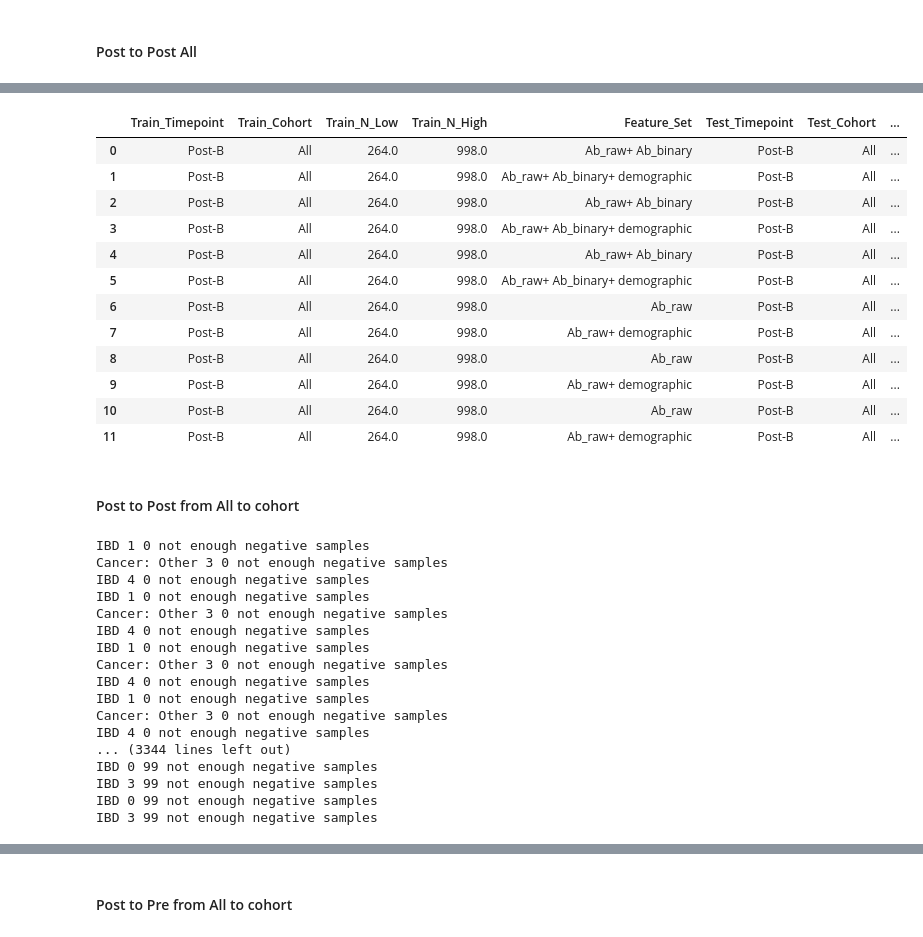
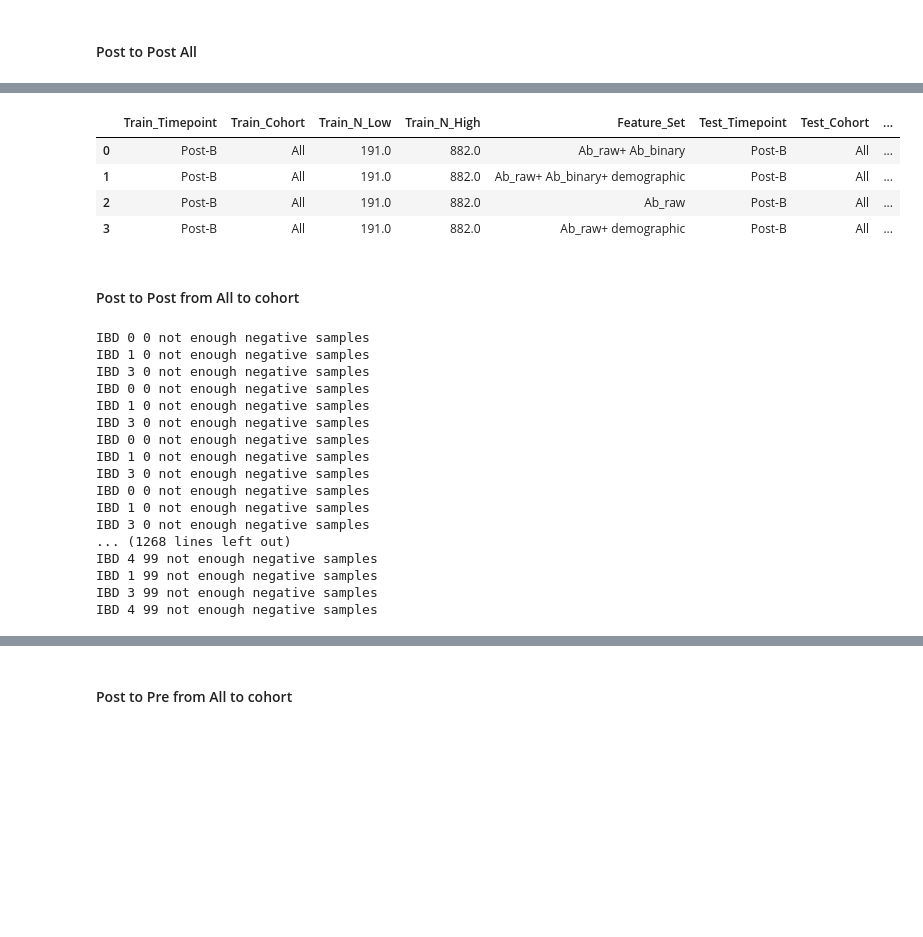
Before and after one commit to Lee-CBG/Leidos, a Jupyter notebook: leidos final.ipynb, the cells around one changed output, grey strips where cells are left out. Cells and saved outputs as stored; diff of their text form; code cells hidden in the pictures; blank space fills up the shorter version.

Commit message:
added vaccine type and different last layer size

```diff
--- a/leidos final.ipynb
+++ b/leidos final.ipynb
@@ -26,8 +24,20 @@ for a, b in pd.read_csv('cutoffs.csv').values:
 COHORTS = ['Autoimmune: Other', 'Cancer: Other', 'HIV', 'Healthy Control',
            'IBD', 'Multiple Myeloma', 'Transplant']
 # %%
-with open('final_models.pkl', 'rb') as f:
-    data = pickle.load(f)
+# DIM = 2
+# if DIM != 2:
+#     with open(f'final_models_{DIM}d.pkl', 'rb') as f:
+#         data = pickle.load(f)
+# else:
+#     with open(f'final_models.pkl', 'rb') as f:
+#         data = pickle.load(f)
+# INCLUDE_OTHERS = True
+# %%
+DIM = 2
+with open(f'final_models_2d_pfizer_moderna.pkl', 'rb') as f:
+        data = pickle.load(f)
+
+INCLUDE_OTHERS = False
 # %%
 results_6_excel, results_8_excel = data['dict6'], data['dict8']
 # %%
@@ -88,6 +99,6 @@ agg_df.head()
 5 rows × 34 columns
 # %%
-X, y , emb_list, real_size, encoder = load_6(binary=True, cutoffs=None)
+X, y , emb_list, real_size, encoder = load_6(binary=True, cutoffs=None, include_all_vaccines=INCLUDE_OTHERS)
 counts = {}
 for cohort in COHORTS:
 
@@ -176,6 +187,7 @@ def update_usage(row):
 
 # Apply transformation
 agg_df['Feature_Set'] = agg_df.apply(update_usage, axis=1)
-agg_df[['Train_Timepoint', 'Train_Cohort', 'Train_N_Low', 'Train_N_High', 'Feature_Set', 'Test_Timepoint', 'Test_Cohort', 'Test_N_Low' ,'Test_N_High', 'Classifier',	'CV_AUC_Mean', 'CV_AUC_SD',	'CV_Sen_at_80_Spe_Mean', 'CV_Sen_at_80_Spe_SD', 'CV_Acc_Low_Mean', 'CV_Acc_Low_SD',	'CV_Acc_High_Mean',	'CV_Acc_High_SD']]
+out = agg_df[['Train_Timepoint', 'Train_Cohort', 'Train_N_Low', 'Train_N_High', 'Feature_Set', 'Test_Timepoint', 'Test_Cohort', 'Test_N_Low' ,'Test_N_High', 'Classifier',	'CV_AUC_Mean', 'CV_AUC_SD',	'CV_Sen_at_80_Spe_Mean', 'CV_Sen_at_80_Spe_SD', 'CV_Acc_Low_Mean', 'CV_Acc_Low_SD',	'CV_Acc_High_Mean',	'CV_Acc_High_SD']]
+out
 # %% [output]
 |  | Train_Timepoint | Train_Cohort | Train_N_Low | Train_N_High | Feature_Set | Test_Timepoint | Test_Cohort | ... |
@@ -270,7 +282,8 @@ agg_df['Test_Timepoint'] = 'Post-B'
 agg_df['Test_Cohort'] = 'All'
 
 
-X, y , emb_list, real_size, encoder = load_6(binary=True, cutoffs=None)
+X, y , emb_list, real_size, encoder = load_6(binary=True, cutoffs=None, include_all_vaccines=INCLUDE_OTHERS)
+
 counts = {}
 # for cohort in COHORTS:
 
@@ -308,44 +321,36 @@ def update_usage(row):
     # Start with base usage name
     usage = row['usage']
     setting = row['setting']
 
 
     # Case 1: if usage is "Ab raw"
 
     out = 'Ab_raw'
 
 
     # Case 2: if usage is "Demographic"
     if setting.strip().lower() == 'binary':
         out += '+ Ab_binary'
 
     if usage.strip().lower() == 'demographic':
         out += '+ demographic'
 
     # Case 3: modify further based on 'setting'
 
     if setting.strip().lower() == 'no-cutoff':
         # don't add anything
         pass
 
     return out
 
 # Apply transformation
 agg_df['Feature_Set'] = agg_df.apply(update_usage, axis=1)
 agg_df[['Train_Timepoint', 'Train_Cohort', 'Train_N_Low', 'Train_N_High', 'Feature_Set', 'Test_Timepoint', 'Test_Cohort', 'Test_N_Low' ,'Test_N_High', 'Classifier', 'CV_AUC_Mean', 'CV_AUC_SD',	'CV_Sen_at_80_Spe_Mean', 'CV_Sen_at_80_Spe_SD', 'CV_Acc_Low_Mean', 'CV_Acc_Low_SD',	'CV_Acc_High_Mean',	'CV_Acc_High_SD']]
 # %% [output]
 |  | Train_Timepoint | Train_Cohort | Train_N_Low | Train_N_High | Feature_Set | Test_Timepoint | Test_Cohort | ... |
-| 0 | Post-B | All | 264.0 | 998.0 | Ab_raw+ Ab_binary | Post-B | All | ... |
-| 1 | Post-B | All | 264.0 | 998.0 | Ab_raw+ Ab_binary+ demographic | Post-B | All | ... |
-| 2 | Post-B | All | 264.0 | 998.0 | Ab_raw+ Ab_binary | Post-B | All | ... |
-| 3 | Post-B | All | 264.0 | 998.0 | Ab_raw+ Ab_binary+ demographic | Post-B | All | ... |
-| 4 | Post-B | All | 264.0 | 998.0 | Ab_raw+ Ab_binary | Post-B | All | ... |
-| 5 | Post-B | All | 264.0 | 998.0 | Ab_raw+ Ab_binary+ demographic | Post-B | All | ... |
-| 6 | Post-B | All | 264.0 | 998.0 | Ab_raw | Post-B | All | ... |
-| 7 | Post-B | All | 264.0 | 998.0 | Ab_raw+ demographic | Post-B | All | ... |
-| 8 | Post-B | All | 264.0 | 998.0 | Ab_raw | Post-B | All | ... |
-| 9 | Post-B | All | 264.0 | 998.0 | Ab_raw+ demographic | Post-B | All | ... |
-| 10 | Post-B | All | 264.0 | 998.0 | Ab_raw | Post-B | All | ... |
-| 11 | Post-B | All | 264.0 | 998.0 | Ab_raw+ demographic | Post-B | All | ... |
+| 0 | Post-B | All | 191.0 | 882.0 | Ab_raw+ Ab_binary | Post-B | All | ... |
+| 1 | Post-B | All | 191.0 | 882.0 | Ab_raw+ Ab_binary+ demographic | Post-B | All | ... |
+| 2 | Post-B | All | 191.0 | 882.0 | Ab_raw | Post-B | All | ... |
+| 3 | Post-B | All | 191.0 | 882.0 | Ab_raw+ demographic | Post-B | All | ... |
 # %%
 out = agg_df[['Train_Timepoint', 'Train_Cohort', 'Train_N_Low', 'Train_N_High', 'Feature_Set', 'Test_Timepoint', 'Test_Cohort', 'Test_N_Low' ,'Test_N_High', 'Classifier',	'CV_AUC_Mean', 'CV_AUC_SD',	'CV_Sen_at_80_Spe_Mean', 'CV_Sen_at_80_Spe_SD', 'CV_Acc_Low_Mean', 'CV_Acc_Low_SD',	'CV_Acc_High_Mean',	'CV_Acc_High_SD']]
@@ -354,7 +359,9 @@ out.to_csv('final_results/model_performance_summary_v2_revised.csv')
 #### Post to Post from All to cohort
 # %%
 metrics = {}
+# dim = 16
 device = 'cuda' if torch.cuda.is_available() else 'cpu'
+for_json = {}
 
 for k, v in results_6_excel.items():
     seed, task, setting, clf, coeffs, usage = re.split(r',\s*(?![^()]*\))', k)
@@ -369,6 +376,7 @@ for k, v in results_6_excel.items():
         use_cat = False
     else:
         use_cat = True
+    X, y , emb_list, real_size, encoder = load_6(binary=True, cutoffs=cutoffs, include_all_vaccines=INCLUDE_OTHERS)
     if use_cat:
             start_from = len(emb_list)
     else:
@@ -376,7 +384,7 @@ for k, v in results_6_excel.items():
 
 
 
-    X, y , emb_list, real_size, encoder = load_6(binary=True, cutoffs=cutoffs)
+
     size = real_size if use_cat else real_size - 1
 
     en = {}
@@ -417,7 +425,7 @@ for k, v in results_6_excel.items():
         test_loader = DataLoader(TensorDataset(X_test_tensor, y_test_tensor),
                                  batch_size=len(X_test_tensor), shuffle=False)
 
-        m = BottleneckMLP(emb_list, size, start_from, 8, (128, 64, 2), p=0.2, use_cat=use_cat, binary=True).to(device)
+        m = BottleneckMLP(emb_list, size, start_from, 8, (128, 64, DIM), p=0.2, use_cat=use_cat, binary=True).to(device)
 
         m.load_state_dict(v[0][fold])
 
@@ -487,7 +495,9 @@ for k, v in results_6_excel.items():
                     pos_idx = np.where(classifier.classes_ == 1)[0][0]
                     logits = torch.from_numpy(-D[:, pos_idx])
 
-
+                # print(y_batch[index].shape, logits.shape, seed, fold, cohort)
+                for_json[f'{seed}, {fold}, {cohort}'] = y_batch[index].cpu().numpy().tolist(), logits.cpu().numpy().reshape(-1).tolist()
+                # raise
                 try:
                     auc_test = roc_auc_score(y_batch[index].cpu().numpy(), logits.cpu().numpy())
                 except:
@@ -504,20 +514,20 @@ for k, v in results_6_excel.items():
 
         # print('-----------------')
 # %% [output]
+IBD 0 0 not enough negative samples
 IBD 1 0 not enough negative samples
-Cancer: Other 3 0 not enough negative samples
-IBD 4 0 not enough negative samples
+IBD 3 0 not enough negative samples
+IBD 0 0 not enough negative samples
 IBD 1 0 not enough negative samples
-Cancer: Other 3 0 not enough negative samples
-IBD 4 0 not enough negative samples
+IBD 3 0 not enough negative samples
+IBD 0 0 not enough negative samples
 IBD 1 0 not enough negative samples
-Cancer: Other 3 0 not enough negative samples
-IBD 4 0 not enough negative samples
+IBD 3 0 not enough negative samples
+IBD 0 0 not enough negative samples
 IBD 1 0 not enough negative samples
-Cancer: Other 3 0 not enough negative samples
-IBD 4 0 not enough negative samples
-... (3344 lines left out)
-IBD 0 99 not enough negative samples
+IBD 3 0 not enough negative samples
+... (1268 lines left out)
+IBD 4 99 not enough negative samples
+IBD 1 99 not enough negative samples
 IBD 3 99 not enough negative samples
-IBD 0 99 not enough negative samples
-IBD 3 99 not enough negative samples
+IBD 4 99 not enough negative samples
```
Also changed, not shown: parts of 60 cells of this notebook.
